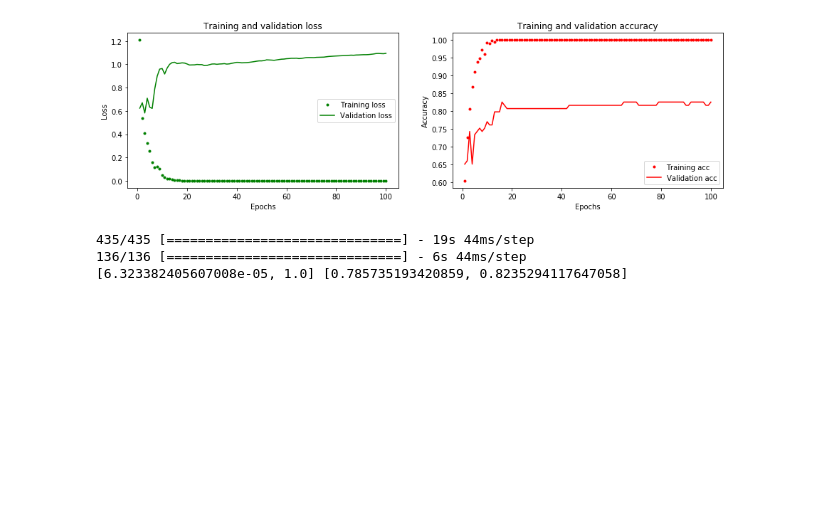
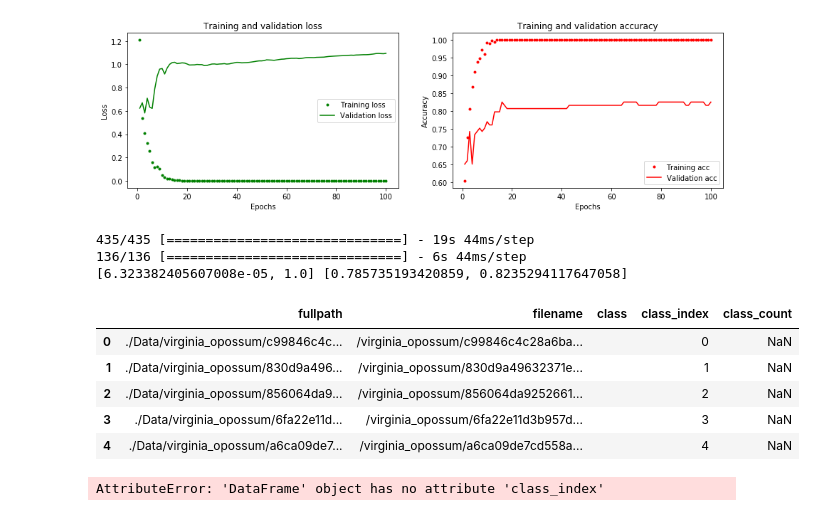
Before and after one commit to johnmarkdaniels/flatiron_final_project, a Jupyter notebook: wildlife_classification.ipynb, the cells around one changed output. Saved outputs shown, nothing was run; the diff lists cells and outputs as text; code cells hidden in the pictures; blank space fills up the shorter version.

```diff
--- a/wildlife_classification.ipynb
+++ b/wildlife_classification.ipynb
@@ -318,3 +363,53 @@ print(results_train, results_test)
 [6.323382405607008e-05, 1.0] [0.785735193420859, 0.8235294117647058]
 # %%
 cnn.save('cnn_first_draft.h5')
+# %%
+def getListOfFiles(dirName):
+    # create a list of file and sub directories
+    # names in the given directory
+    listOfFile = os.listdir(dirName)
+    allFiles = list()
+    # Iterate over all the entries
+    for entry in listOfFile:
+        # Create full path
+        fullPath = os.path.join(dirName, entry)
+        # If entry is a directory then get the list of files in this directory
+        if os.path.isdir(fullPath):
+            allFiles = allFiles + getListOfFiles(fullPath)
+        else:
+            allFiles.append(fullPath)
+
+    return allFiles
+
+
+dirName = './Data'
+# Get the list of all files in directory tree at given path
+listOfFiles = getListOfFiles(dirName)
+
+file_list_df = pd.DataFrame(listOfFiles, columns=['fullpath'])
+
+file_list_df['filename'] = file_list_df.fullpath.apply(lambda x: x.replace(dirName, ''))
+file_list_df['class'] = file_list_df.filename.apply(lambda x: x.split('/')[0])
+file_list_df['class_index'] = file_list_df.groupby('class').cumcount()
+file_list_df['class_count'] = file_list_df.groupby('class').size()
+#file_list_df['class_percent'] = file_list_df.class_index / file_list_df.groupby('class').count()
+
+file_list_df.head()
+# %% [output]
+|  | fullpath | filename | class | class_index | class_count |
+| 0 | ./Data/virginia_opossum/c99846c4c... | /virginia_opossum/c99846c4c28a6ba... |  | 0 | NaN |
+| 1 | ./Data/virginia_opossum/830d9a496... | /virginia_opossum/830d9a49632371e... |  | 1 | NaN |
+| 2 | ./Data/virginia_opossum/856064da9... | /virginia_opossum/856064da9252661... |  | 2 | NaN |
+| 3 | ./Data/virginia_opossum/6fa22e11d... | /virginia_opossum/6fa22e11d3b957d... |  | 3 | NaN |
+| 4 | ./Data/virginia_opossum/a6ca09de7... | /virginia_opossum/a6ca09de7cd558a... |  | 4 | NaN |
+# %%
+
+
+cc = pd.DataFrame(file_list_df.groupby('class').size(), columns=['class_count'])
+file_list_df = file_list_df.merge(cc, how='left', left_on='class', right_on='class')
+file_list_df['class_pct'] = file_list_df.class_index / file_list_df.class_count
+file_list_df['data_set'] = file_list_df.class_pct.apply(lambda x: 'Train' if x<0.8 else 'Test')
+train_df = file_list_df[file_list_df.data_set=='Train'][['filename', 'class']]
+test_df = file_list_df[file_list_df.data_set=='Test'][['filename', 'class']]
+# %% [output]
+AttributeError: 'DataFrame' object has no attribute 'class_index'
```
Also changed, not shown: parts of 20 cells of this notebook.
